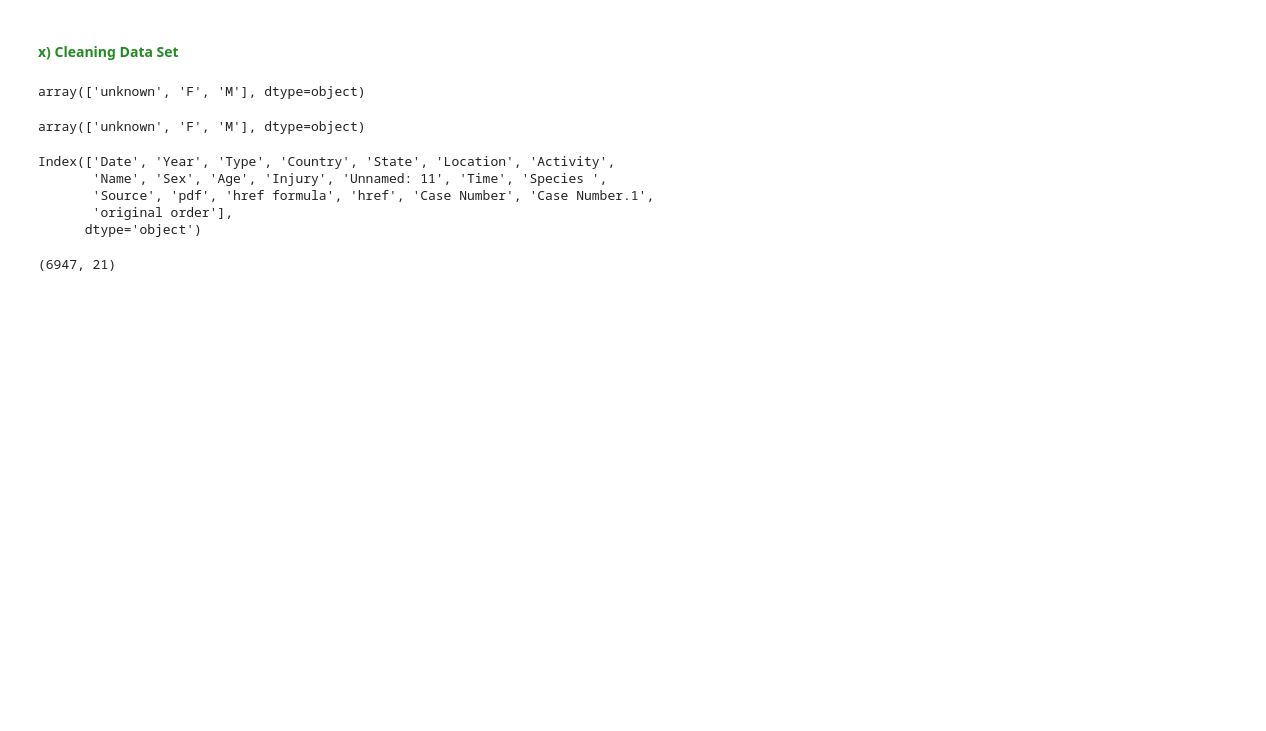
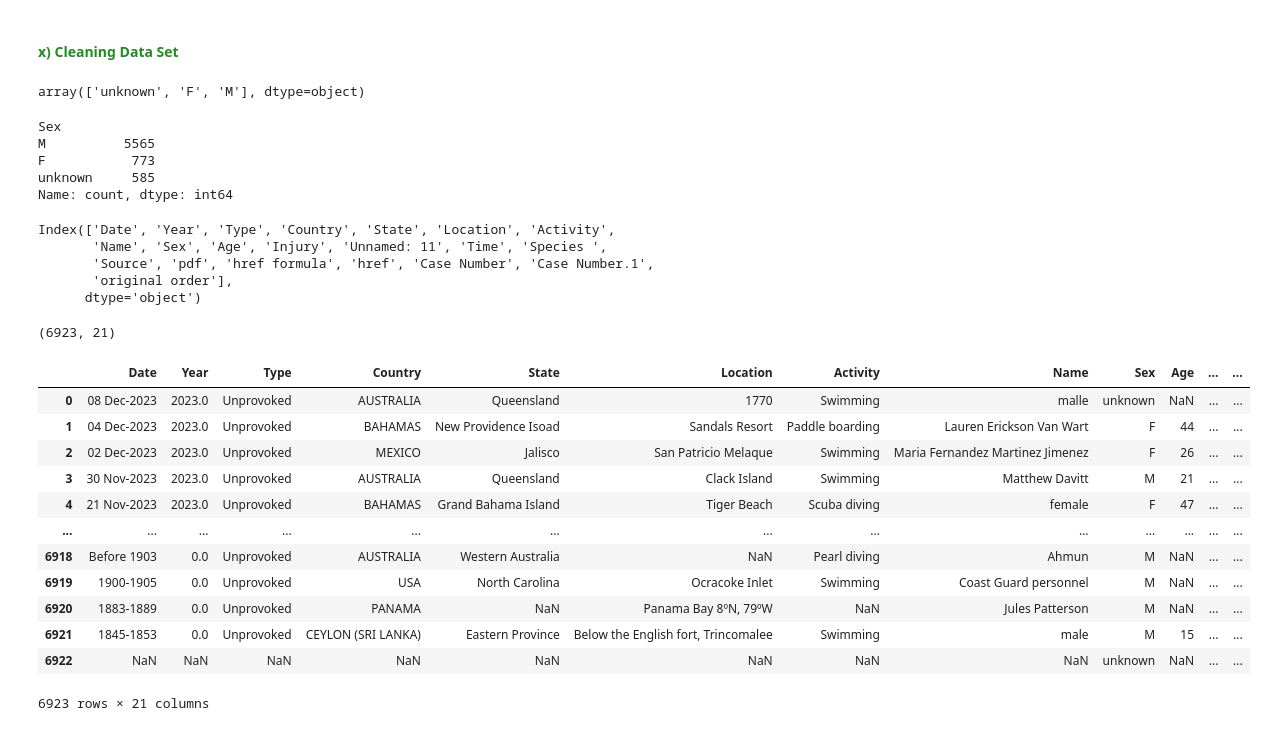
Before and after one commit to Pollybs/Shark_Attacks, a Jupyter notebook: Shark_Attacks.ipynb, the cells around one changed output. Cells and saved outputs as stored; diff of their text form; code cells hidden in the pictures; blank space fills up the shorter version.

Commit message:
cleaned gender and duplicate and 2 col

```diff
--- a/Shark_Attacks.ipynb
+++ b/Shark_Attacks.ipynb
@@ -272,9 +282,13 @@ df["Sex"] = df["Sex"].str.replace(" ", "").str.replace("Mx2", "M")
 # %%
 df["Sex"] = df["Sex"].apply(lambda x: x if (x =='F' or  x =='M') else "unknown")
 # %%
-df["Sex"].unique()
+df["Sex"].value_counts()
 # %% [output]
-array(['unknown', 'F', 'M'], dtype=object)
+Sex
+M          5565
+F           773
+unknown     585
+Name: count, dtype: int64
 # %%
 del df["Unnamed: 21"]
 # %%
@@ -287,7 +301,24 @@ Index(['Date', 'Year', 'Type', 'Country', 'State', 'Location', 'Activity',
        'Source', 'pdf', 'href formula', 'href', 'Case Number', 'Case Number.1',
        'original order'],
       dtype='object')
+# %%
+df.drop_duplicates(inplace=True)
+df.shape
+# %% [output]
+(6923, 21)
 # %%
-df.shape
+df
 # %% [output]
+|  | Date | Year | Type | Country | State | Location | Activity | Name | Sex | Age | ... | ... |
+| 0 | 08 Dec-2023 | 2023.0 | Unprovoked | AUSTRALIA | Queensland | 1770 | Swimming | malle | unknown | NaN | ... | ... |
+| 1 | 04 Dec-2023 | 2023.0 | Unprovoked | BAHAMAS | New Providence Isoad | Sandals Resort | Paddle boarding | Lauren Erickson Van Wart | F | 44 | ... | ... |
+| 2 | 02 Dec-2023 | 2023.0 | Unprovoked | MEXICO | Jalisco | San Patricio Melaque | Swimming | Maria Fernandez Martinez Jimenez | F | 26 | ... | ... |
+| 3 | 30 Nov-2023 | 2023.0 | Unprovoked | AUSTRALIA | Queensland | Clack Island | Swimming | Matthew Davitt | M | 21 | ... | ... |
+| 4 | 21 Nov-2023 | 2023.0 | Unprovoked | BAHAMAS | Grand Bahama Island | Tiger Beach | Scuba diving | female | F | 47 | ... | ... |
+| ... | ... | ... | ... | ... | ... | ... | ... | ... | ... | ... | ... | ... |
+| 6918 | Before 1903 | 0.0 | Unprovoked | AUSTRALIA | Western Australia | NaN | Pearl diving | Ahmun | M | NaN | ... | ... |
+| 6919 | 1900-1905 | 0.0 | Unprovoked | USA | North Carolina | Ocracoke Inlet | Swimming | Coast Guard personnel | M | NaN | ... | ... |
+| 6920 | 1883-1889 | 0.0 | Unprovoked | PANAMA | NaN | Panama Bay 8ºN, 79ºW | NaN | Jules Patterson | M | NaN | ... | ... |
+| 6921 | 1845-1853 | 0.0 | Unprovoked | CEYLON (SRI LANKA) | Eastern Province | Below the English fort, Trincomalee | Swimming | male | M | 15 | ... | ... |
+| 6922 | NaN | NaN | NaN | NaN | NaN | NaN | NaN | NaN | unknown | NaN | ... | ... |
-(6947, 21)
+6923 rows × 21 columns
```
Also changed, not shown: parts of 7 cells of this notebook.
